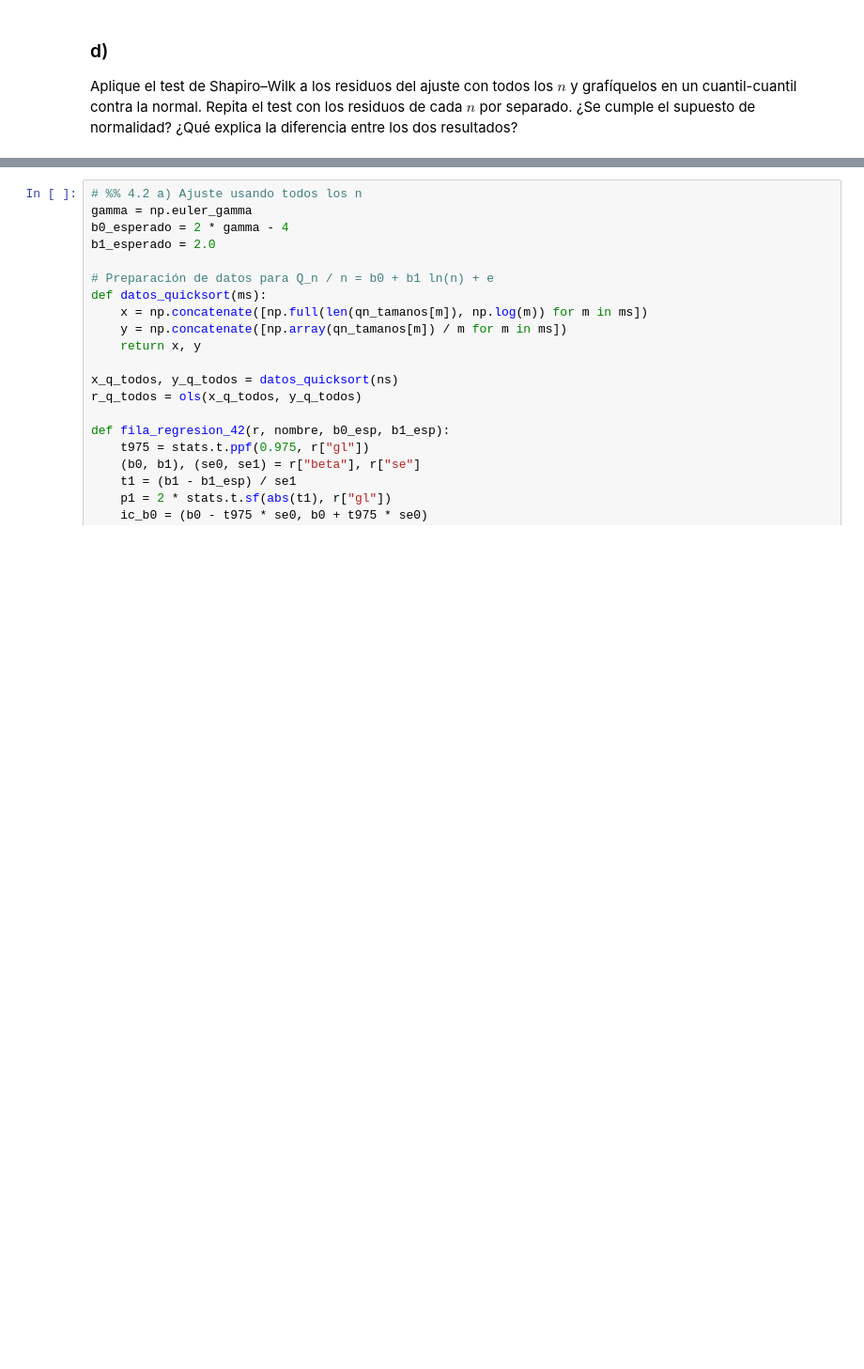
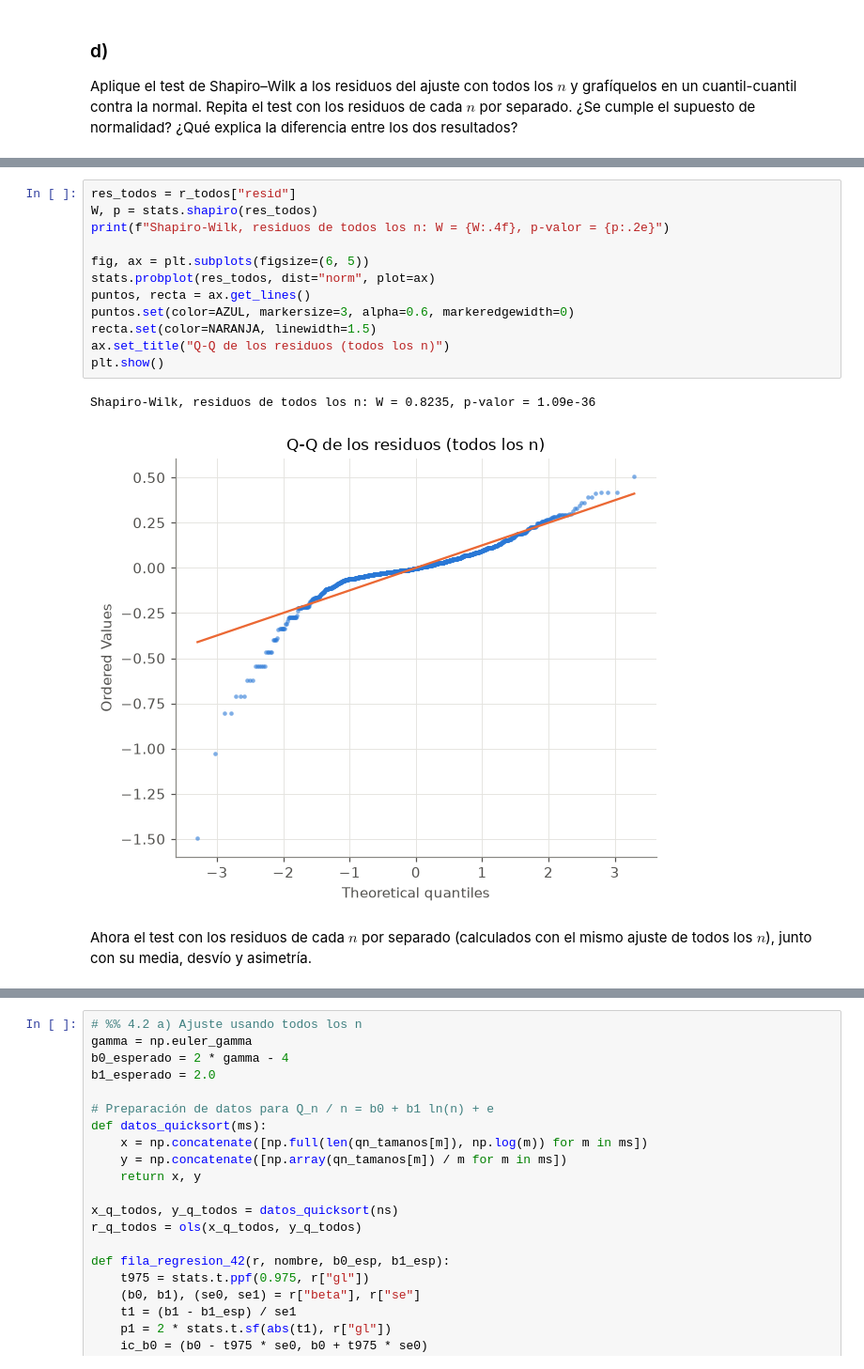
Before and after one commit to fdllrs/estadistica-computacional-tp, a Jupyter notebook: bloque4.ipynb, the cells around one changed output, grey strips where cells are left out. Shown at 94% size. Drawn from its saved outputs; the diff is of its cells as text; blank space fills up the shorter version.

```diff
--- a/bloque4.ipynb
+++ b/bloque4.ipynb
@@ -218,0 +285,17 @@ Shapiro-Wilk, residuos de todos los n: W = 0.8235, p-valor = 1.09e-36
+# %%
+res_todos = r_todos["resid"]
+W, p = stats.shapiro(res_todos)
+print(f"Shapiro-Wilk, residuos de todos los n: W = {W:.4f}, p-valor = {p:.2e}")
+
+fig, ax = plt.subplots(figsize=(6, 5))
+stats.probplot(res_todos, dist="norm", plot=ax)
+puntos, recta = ax.get_lines()
+puntos.set(color=AZUL, markersize=3, alpha=0.6, markeredgewidth=0)
+recta.set(color=NARANJA, linewidth=1.5)
+ax.set_title("Q-Q de los residuos (todos los n)")
+plt.show()
+# %% [output]
+Shapiro-Wilk, residuos de todos los n: W = 0.8235, p-valor = 1.09e-36
+[figure, added]
+# %% [markdown]
+Ahora el test con los residuos de cada $n$ por separado (calculados con el mismo ajuste de todos los $n$), junto con su media, desvío y asimetría.
```
Also changed, not shown: parts of 40 cells of this notebook, 2 other files.
